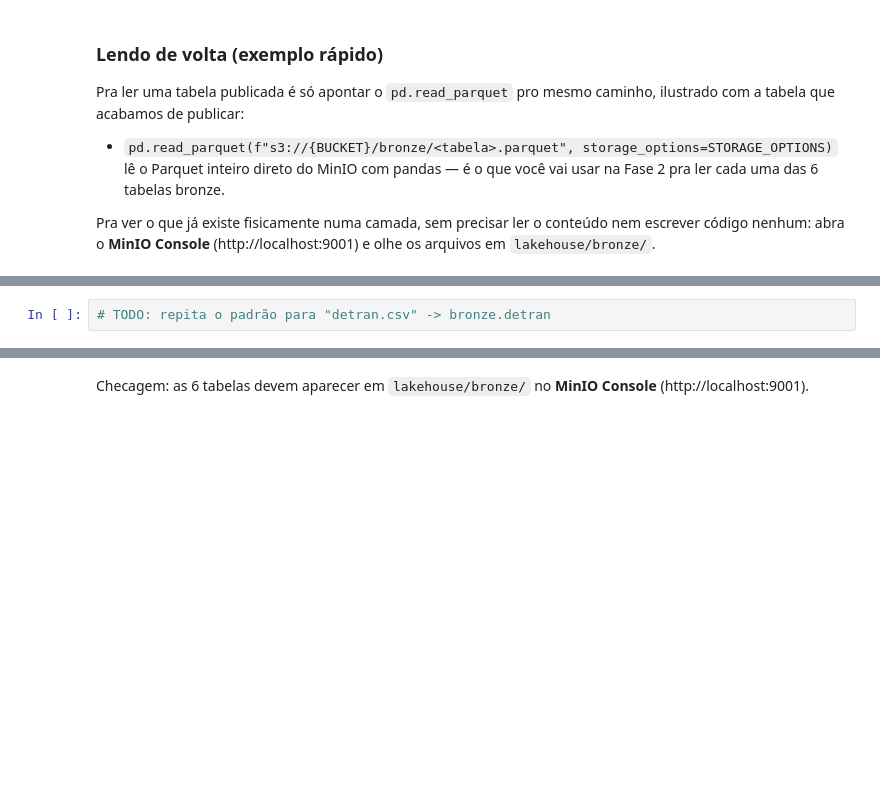
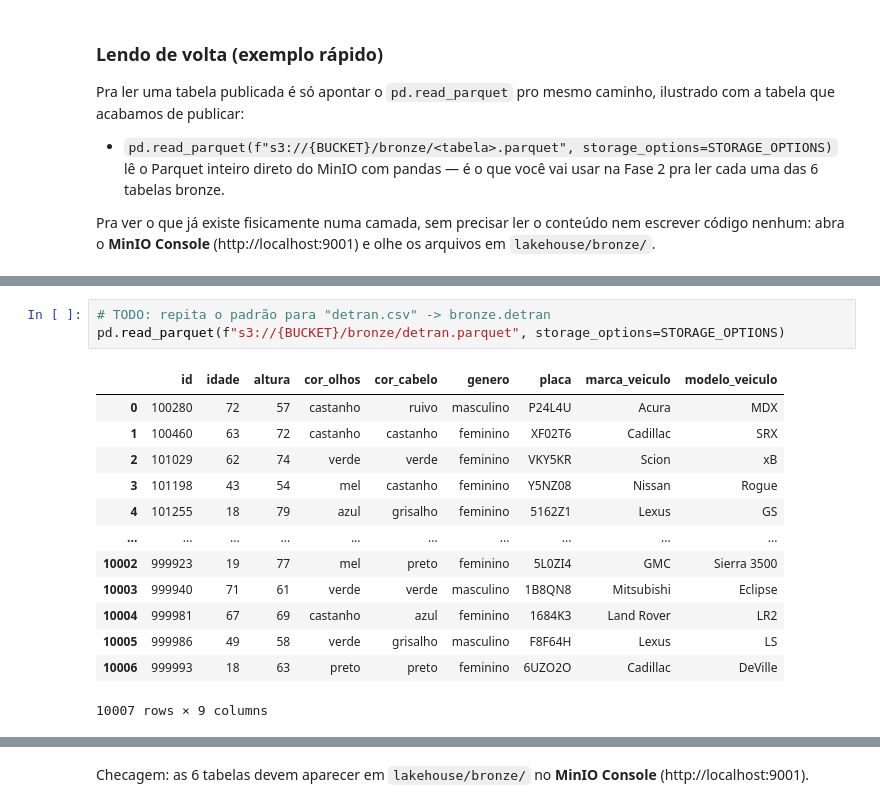
Before and after one commit to RyanRodMat/data-lakehouse-101-Ryan, a Jupyter notebook: jupyter/notebooks/investigacao.ipynb, the cells around one changed output, grey strips where cells are left out. Saved outputs shown, nothing was run; the diff lists cells and outputs as text; blank space fills up the shorter version.

```diff
--- a/jupyter/notebooks/investigacao.ipynb
+++ b/jupyter/notebooks/investigacao.ipynb
@@ -70,4 +138,19 @@ pd.read_parquet(f"s3://{BUCKET}/bronze/ocorrencia.parquet", storage_options=STOR
 # %%
 # TODO: repita o padrão para "detran.csv" -> bronze.detran
+pd.read_parquet(f"s3://{BUCKET}/bronze/detran.parquet", storage_options=STORAGE_OPTIONS)
+# %% [output]
+|  | id | idade | altura | cor_olhos | cor_cabelo | genero | placa | marca_veiculo | modelo_veiculo |
+| 0 | 100280 | 72 | 57 | castanho | ruivo | masculino | P24L4U | Acura | MDX |
+| 1 | 100460 | 63 | 72 | castanho | castanho | feminino | XF02T6 | Cadillac | SRX |
+| 2 | 101029 | 62 | 74 | verde | verde | feminino | VKY5KR | Scion | xB |
+| 3 | 101198 | 43 | 54 | mel | castanho | feminino | Y5NZ08 | Nissan | Rogue |
+| 4 | 101255 | 18 | 79 | azul | grisalho | feminino | 5162Z1 | Lexus | GS |
+| ... | ... | ... | ... | ... | ... | ... | ... | ... | ... |
+| 10002 | 999923 | 19 | 77 | mel | preto | feminino | 5L0ZI4 | GMC | Sierra 3500 |
+| 10003 | 999940 | 71 | 61 | verde | verde | masculino | 1B8QN8 | Mitsubishi | Eclipse |
+| 10004 | 999981 | 67 | 69 | castanho | azul | feminino | 1684K3 | Land Rover | LR2 |
+| 10005 | 999986 | 49 | 58 | verde | grisalho | masculino | F8F64H | Lexus | LS |
+| 10006 | 999993 | 18 | 63 | preto | preto | feminino | 6UZO2O | Cadillac | DeVille |
+10007 rows × 9 columns
 # %%
 # TODO: repita o padrão para "depoimento.csv" -> bronze.depoimento
```
Also changed, not shown: parts of 18 cells of this notebook, 2 other files.
